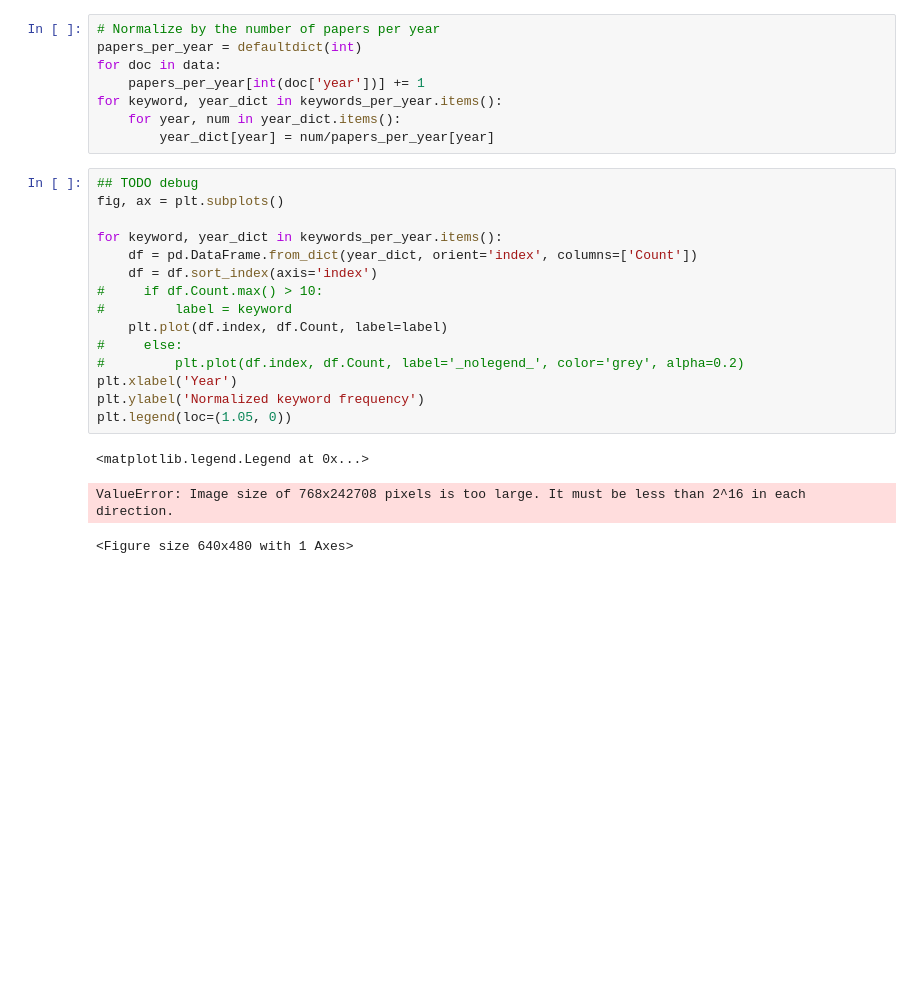
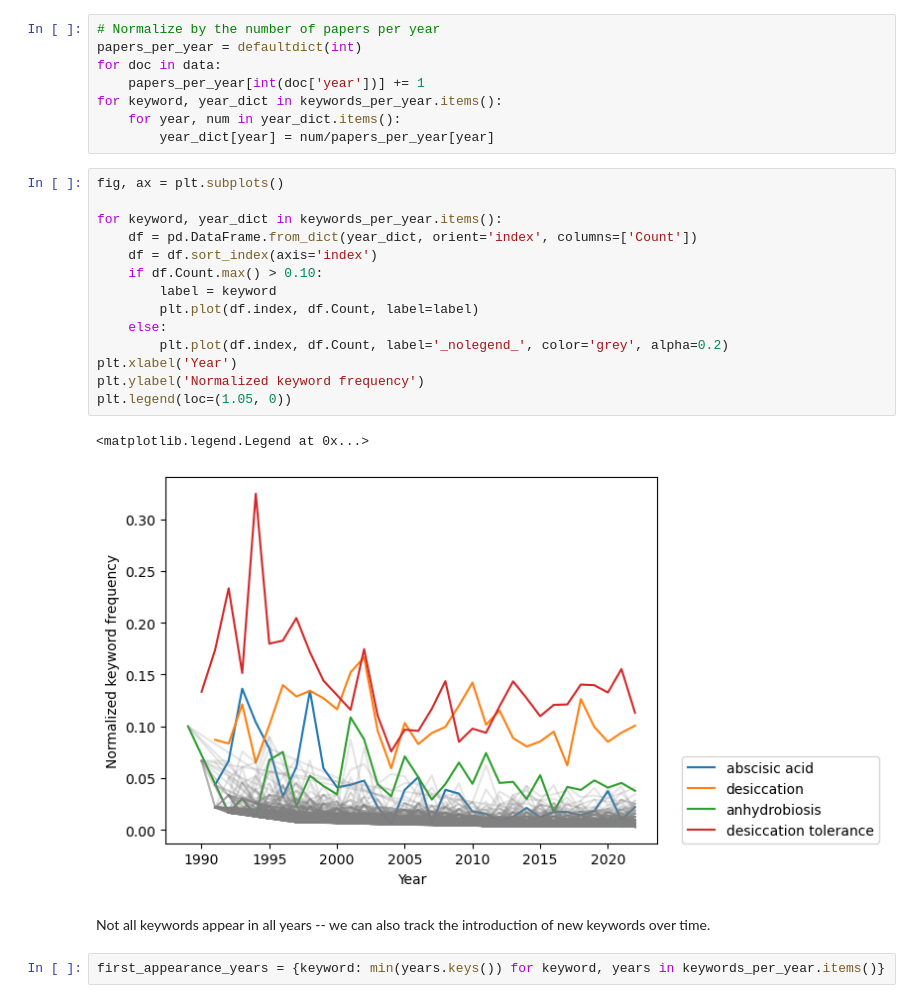
Before and after one commit to serenalotreck/desiccation-network, a Jupyter notebook: notebooks/keyword_network.ipynb, the cells around one changed output. Saved outputs shown, nothing was run; the diff lists cells and outputs as text; blank space fills up the shorter version.

```diff
--- a/notebooks/keyword_network.ipynb
+++ b/notebooks/keyword_network.ipynb
@@ -377,21 +383,23 @@ for keyword, year_dict in keywords_per_year.items():
     for year, num in year_dict.items():
         year_dict[year] = num/papers_per_year[year]
 # %%
-## TODO debug
 fig, ax = plt.subplots()
 
 for keyword, year_dict in keywords_per_year.items():
     df = pd.DataFrame.from_dict(year_dict, orient='index', columns=['Count'])
     df = df.sort_index(axis='index')
-#     if df.Count.max() > 10:
-#         label = keyword
-    plt.plot(df.index, df.Count, label=label)
-#     else:
-#         plt.plot(df.index, df.Count, label='_nolegend_', color='grey', alpha=0.2)
+    if df.Count.max() > 0.10:
+        label = keyword
+        plt.plot(df.index, df.Count, label=label)
+    else:
+        plt.plot(df.index, df.Count, label='_nolegend_', color='grey', alpha=0.2)
 plt.xlabel('Year')
 plt.ylabel('Normalized keyword frequency')
 plt.legend(loc=(1.05, 0))
 # %% [output]
 <matplotlib.legend.Legend at 0x...>
-ValueError: Image size of 768x242708 pixels is too large. It must be less than 2^16 in each direction.
-<Figure size 640x480 with 1 Axes>
+[figure, added]
+# %% [markdown]
+Not all keywords appear in all years -- we can also track the introduction of new keywords over time.
+# %%
+first_appearance_years = {keyword: min(years.keys()) for keyword, years in keywords_per_year.items()}
```
Also changed, not shown: parts of 7 cells of this notebook, 2 other files.
